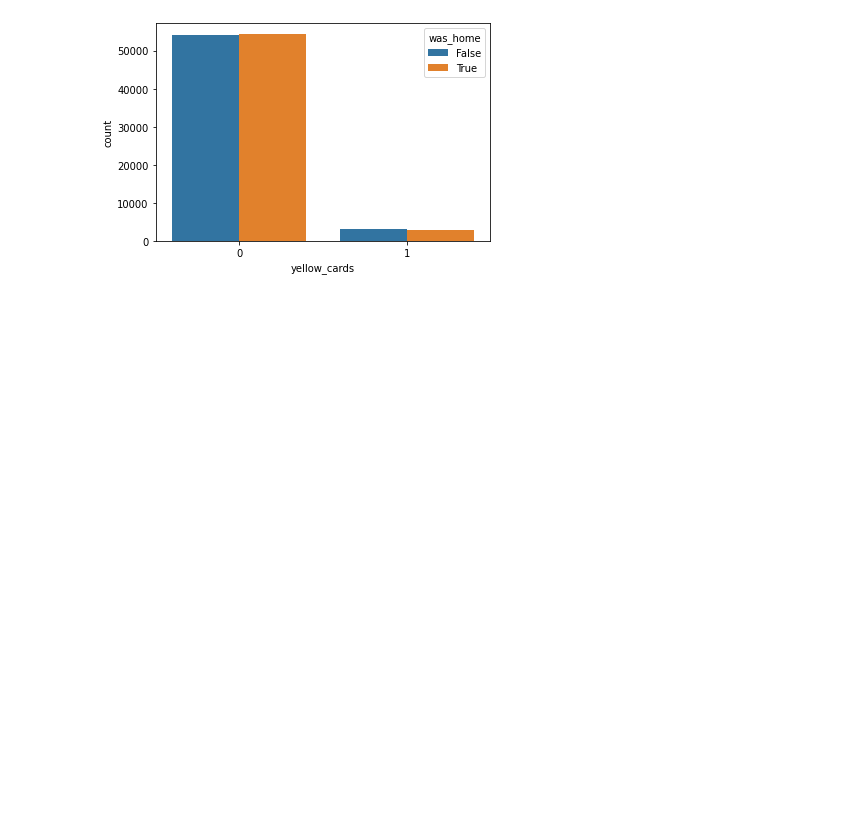
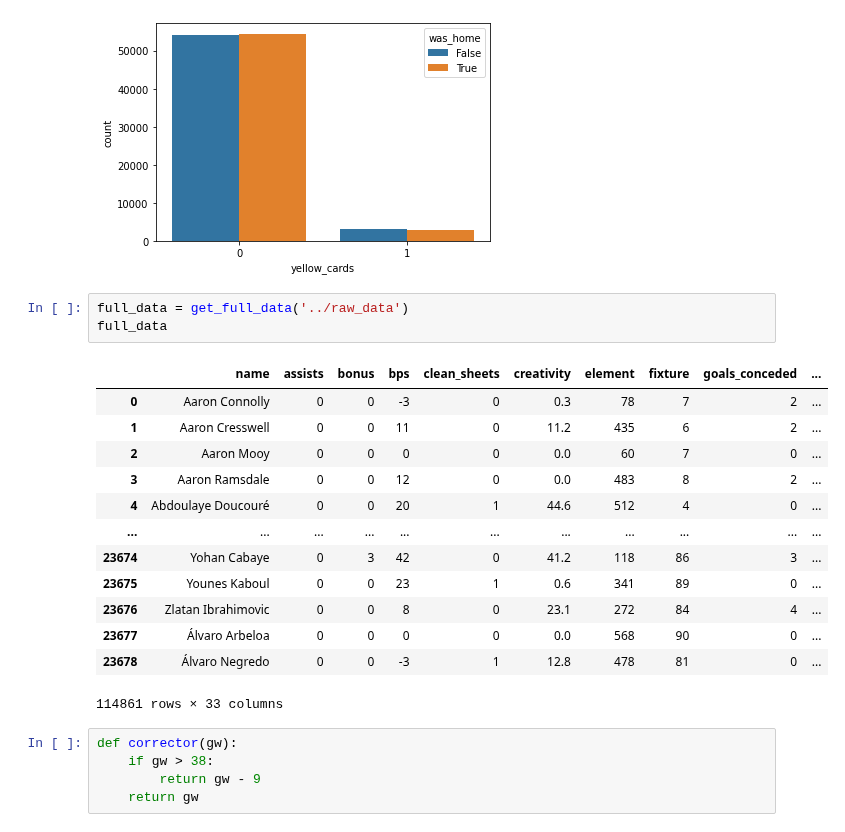
Before and after one commit to 1kruidenp/fflpred, a Jupyter notebook: notebooks/fflpred.ipynb, the cells around one changed output. Saved outputs shown, nothing was run; the diff lists cells and outputs as text; blank space fills up the shorter version.

Commit message:
corrector

```diff
--- a/notebooks/fflpred.ipynb
+++ b/notebooks/fflpred.ipynb
@@ -191,3 +204,25 @@ sns.countplot(x='yellow_cards', hue='was_home', data=full_data)
 # %% [output]
 <AxesSubplot:xlabel='yellow_cards', ylabel='count'>
 [figure]
+# %%
+full_data = get_full_data('../raw_data')
+full_data
+# %% [output]
+|  | name | assists | bonus | bps | clean_sheets | creativity | element | fixture | goals_conceded | ... |
+| 0 | Aaron Connolly | 0 | 0 | -3 | 0 | 0.3 | 78 | 7 | 2 | ... |
+| 1 | Aaron Cresswell | 0 | 0 | 11 | 0 | 11.2 | 435 | 6 | 2 | ... |
+| 2 | Aaron Mooy | 0 | 0 | 0 | 0 | 0.0 | 60 | 7 | 0 | ... |
+| 3 | Aaron Ramsdale | 0 | 0 | 12 | 0 | 0.0 | 483 | 8 | 2 | ... |
+| 4 | Abdoulaye Doucouré | 0 | 0 | 20 | 1 | 44.6 | 512 | 4 | 0 | ... |
+| ... | ... | ... | ... | ... | ... | ... | ... | ... | ... | ... |
+| 23674 | Yohan Cabaye | 0 | 3 | 42 | 0 | 41.2 | 118 | 86 | 3 | ... |
+| 23675 | Younes Kaboul | 0 | 0 | 23 | 1 | 0.6 | 341 | 89 | 0 | ... |
+| 23676 | Zlatan Ibrahimovic | 0 | 0 | 8 | 0 | 23.1 | 272 | 84 | 4 | ... |
+| 23677 | Álvaro Arbeloa | 0 | 0 | 0 | 0 | 0.0 | 568 | 90 | 0 | ... |
+| 23678 | Álvaro Negredo | 0 | 0 | -3 | 1 | 12.8 | 478 | 81 | 0 | ... |
+114861 rows × 33 columns
+# %%
+def corrector(gw):
+    if gw > 38:
+        return gw - 9
+    return gw
```
Also changed, not shown: parts of 13 cells of this notebook.
